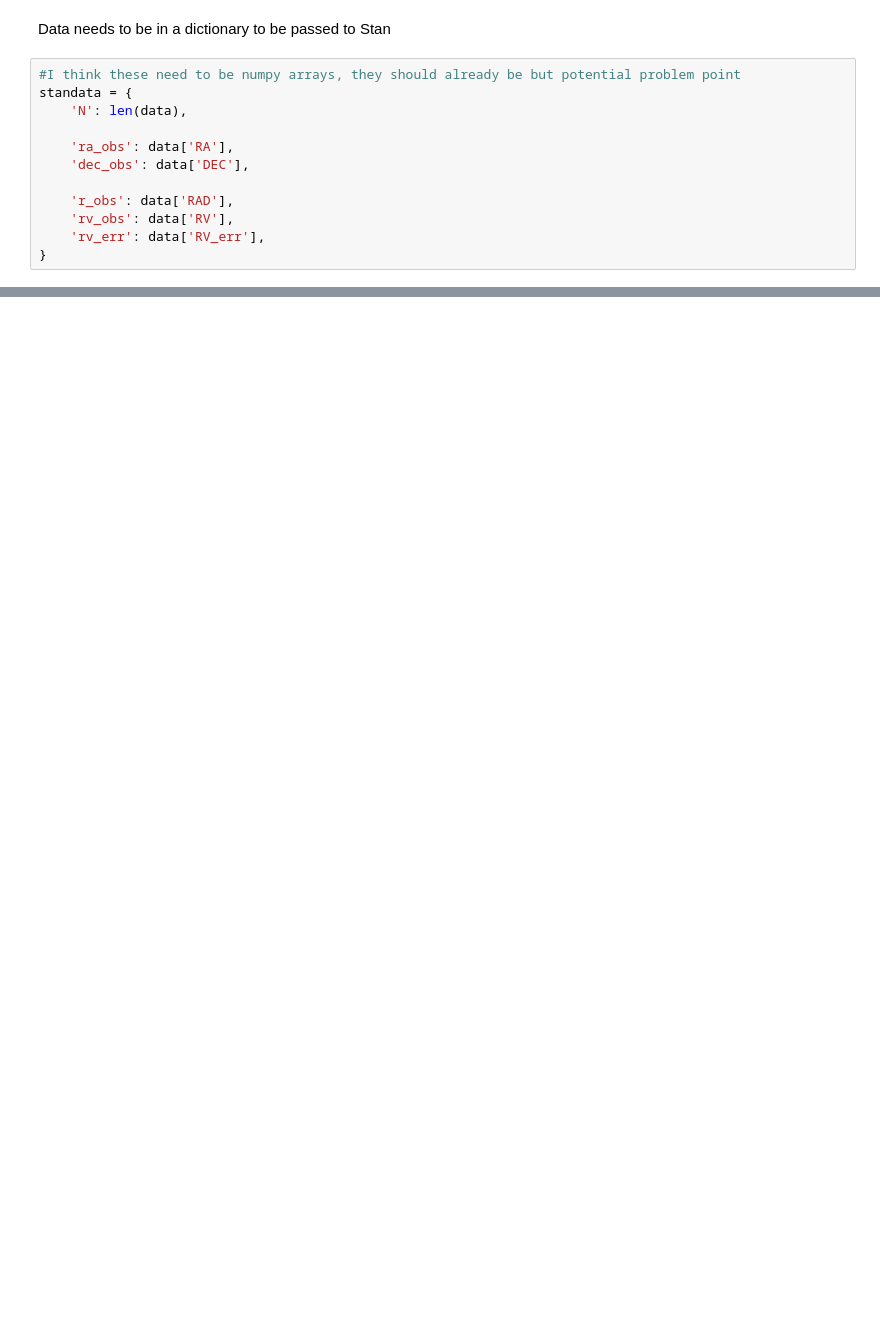
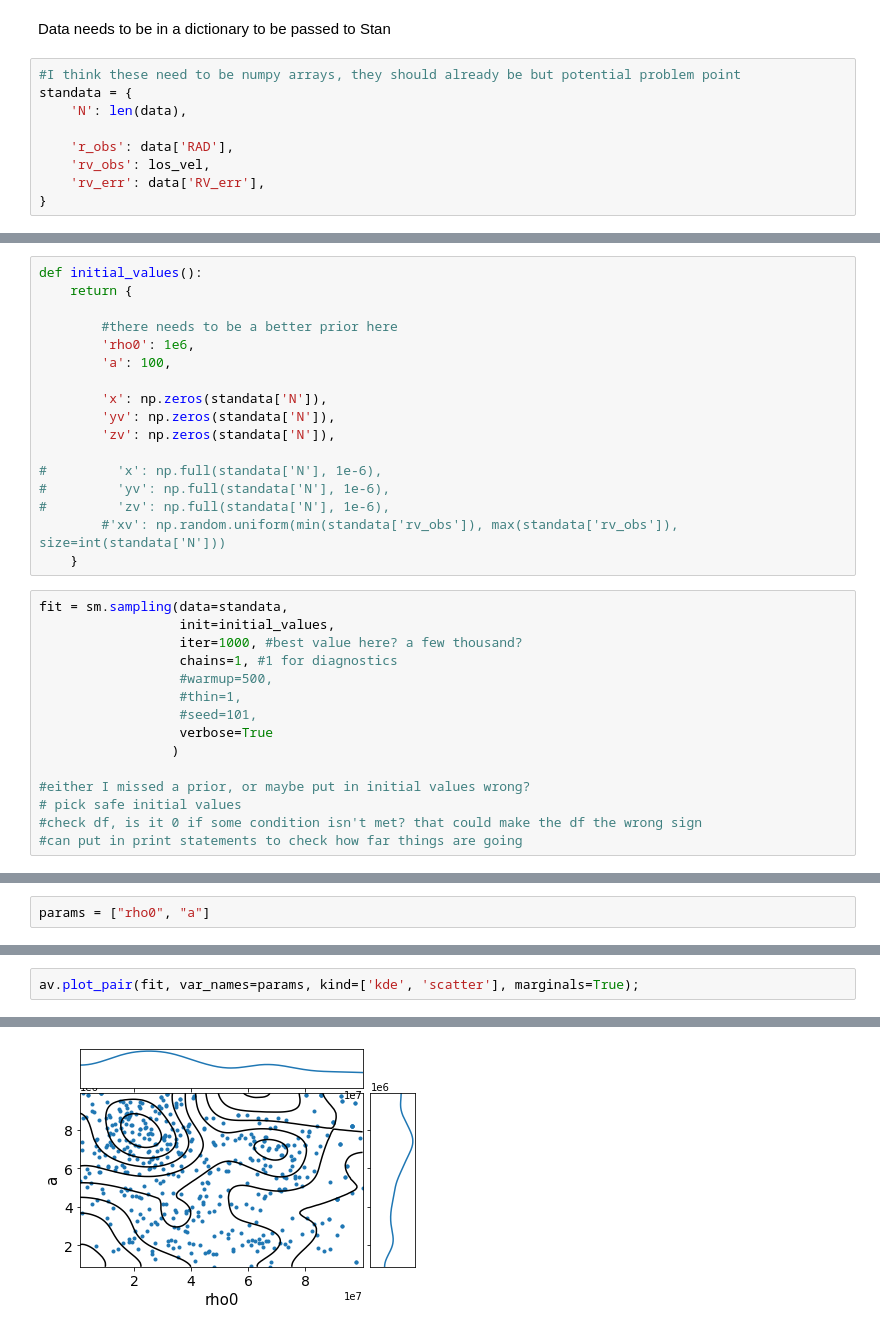
Before and after one commit to samberek/ast1501, a Jupyter notebook: pystan_ngc1407.ipynb, the cells around one changed output, grey strips where cells are left out. Cells and saved outputs as stored; diff of their text form; blank space fills up the shorter version.

Commit message:
troubleshooting priors and initial values along with Stan file

```diff
--- a/pystan_ngc1407.ipynb
+++ b/pystan_ngc1407.ipynb
@@ -44,10 +66,7 @@ Data needs to be in a dictionary to be passed to Stan
 standata = {
     'N': len(data),
 
-    'ra_obs': data['RA'],
-    'dec_obs': data['DEC'],
-
     'r_obs': data['RAD'],
-    'rv_obs': data['RV'],
+    'rv_obs': los_vel,
     'rv_err': data['RV_err'],
 }
@@ -75,0 +82,32 @@ INFO:pystan:COMPILING THE C++ CODE FOR MODEL anon_model_38d681e95bb95188d480258c
+# %%
+def initial_values():
+    return {
+
+        #there needs to be a better prior here
+        'rho0': 1e6,
+        'a': 100,
+
+        'x': np.zeros(standata['N']),
+        'yv': np.zeros(standata['N']),
+        'zv': np.zeros(standata['N']),
+
+#         'x': np.full(standata['N'], 1e-6),
+#         'yv': np.full(standata['N'], 1e-6),
+#         'zv': np.full(standata['N'], 1e-6),
+        #'xv': np.random.uniform(min(standata['rv_obs']), max(standata['rv_obs']), size=int(standata['N']))
+    }
+# %%
+fit = sm.sampling(data=standata,
+                  init=initial_values,
+                  iter=1000, #best value here? a few thousand?
+                  chains=1, #1 for diagnostics
+                  #warmup=500,
+                  #thin=1,
+                  #seed=101,
+                  verbose=True
+                 )
+
+#either I missed a prior, or maybe put in initial values wrong?
+# pick safe initial values
+#check df, is it 0 if some condition isn't met? that could make the df the wrong sign
+#can put in print statements to check how far things are going
@@ -75,0 +119,2 @@ INFO:pystan:COMPILING THE C++ CODE FOR MODEL anon_model_38d681e95bb95188d480258c
+# %%
+params = ["rho0", "a"]
@@ -75,0 +136,3 @@ INFO:pystan:COMPILING THE C++ CODE FOR MODEL anon_model_38d681e95bb95188d480258c
+# %%
+av.plot_pair(fit, var_names=params, kind=['kde', 'scatter'], marginals=True);
+# %% [output]
@@ -75,0 +156 @@ INFO:pystan:COMPILING THE C++ CODE FOR MODEL anon_model_38d681e95bb95188d480258c
+[figure, added]
```
Also changed, not shown: parts of 15 cells of this notebook, 1 other file.
